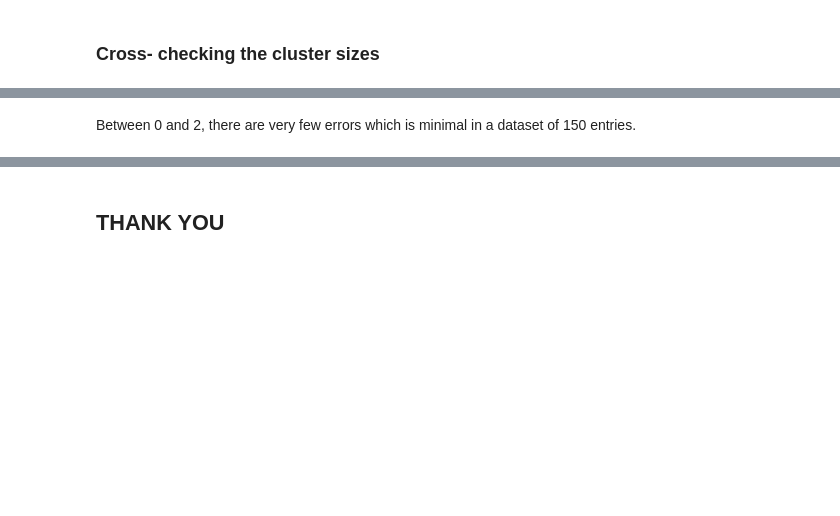
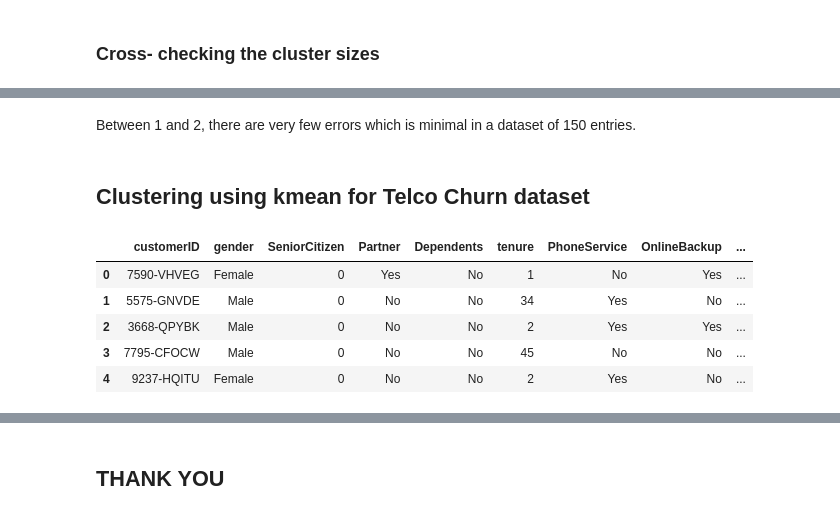
Before and after one commit to sanjanabasu96/TheSparksTasks, a Jupyter notebook: Task3- Unsupervised learning- clustering using KMeans.ipynb, the cells around one changed output, grey strips where cells are left out. Saved outputs shown, nothing was run; the diff lists cells and outputs as text; code cells hidden in the pictures; blank space fills up the shorter version.

```diff
--- a/Task3- Unsupervised learning- clustering using KMeans.ipynb
+++ b/Task3- Unsupervised learning- clustering using KMeans.ipynb
@@ -159,2 +160,14 @@ check
 # %% [markdown]
-Between 0 and 2, there are very few errors which is minimal in a dataset of 150 entries.
+Between 1 and 2, there are very few errors which is minimal in a dataset of 150 entries.
+# %% [markdown]
+## Clustering using kmean for Telco Churn dataset
+# %%
+data=pd.read_csv('Churn.csv')
+data.head()
+# %% [output]
+|  | customerID | gender | SeniorCitizen | Partner | Dependents | tenure | PhoneService | OnlineBackup | ... |
+| 0 | 7590-VHVEG | Female | 0 | Yes | No | 1 | No | Yes | ... |
+| 1 | 5575-GNVDE | Male | 0 | No | No | 34 | Yes | No | ... |
+| 2 | 3668-QPYBK | Male | 0 | No | No | 2 | Yes | Yes | ... |
+| 3 | 7795-CFOCW | Male | 0 | No | No | 45 | No | No | ... |
+| 4 | 9237-HQITU | Female | 0 | No | No | 2 | Yes | No | ... |
```
Also changed, not shown: parts of 22 cells of this notebook.
